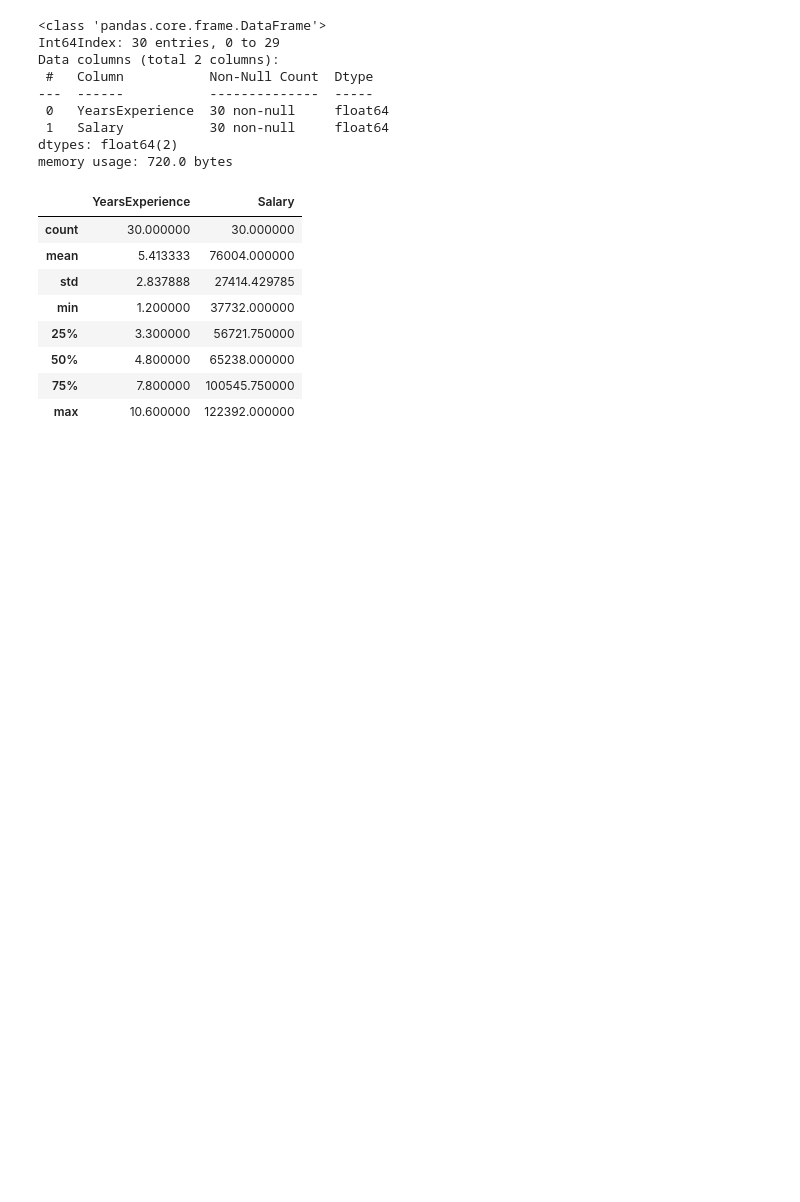
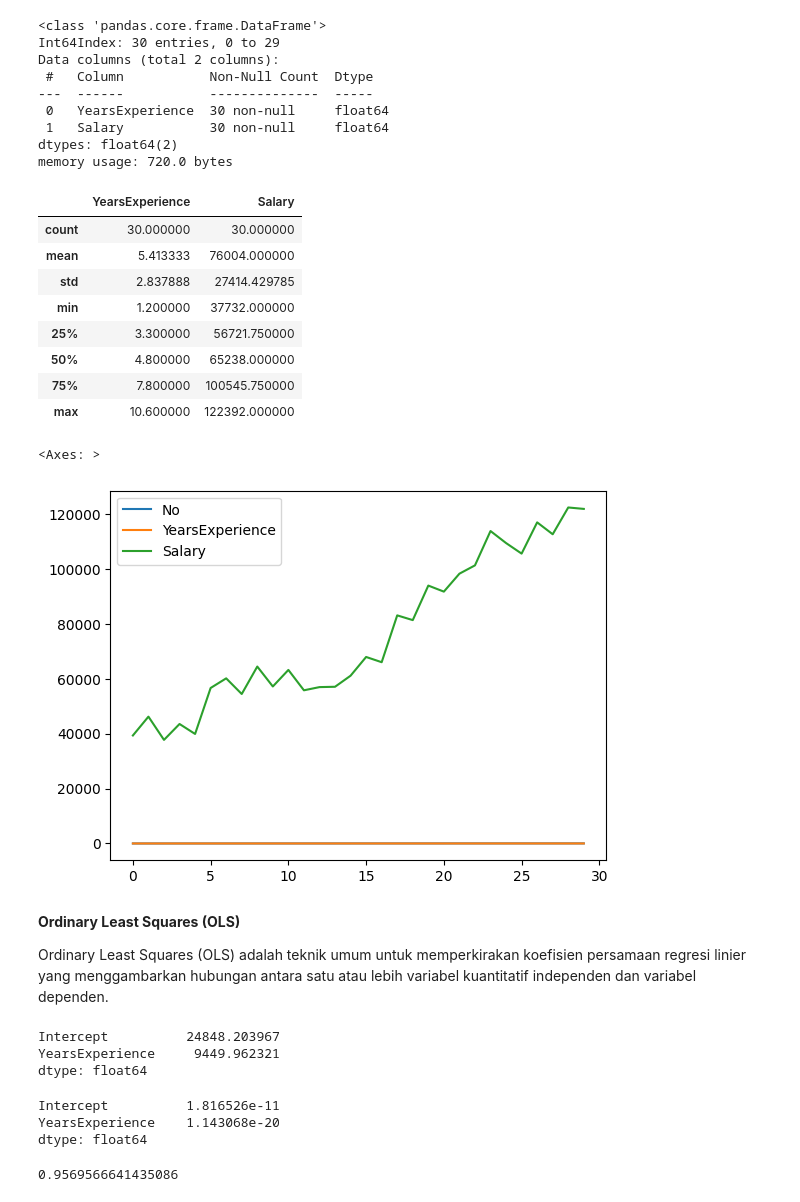
Before and after one commit to williamharefa/StudentProject1, a Jupyter notebook: StudentProject1.ipynb, the cells around one changed output. Saved outputs shown, nothing was run; the diff lists cells and outputs as text; code cells hidden in the pictures; blank space fills up the shorter version.

```diff
--- a/StudentProject1.ipynb
+++ b/StudentProject1.ipynb
@@ -68,3 +98,12 @@ dsalary.describe()
 | 50% | 4.800000 | 65238.000000 |
 | 75% | 7.800000 | 100545.750000 |
 | max | 10.600000 | 122392.000000 |
+# %%
+dsalary.plot()
+# %% [output]
+<Axes: >
+[figure, added]
+# %% [markdown]
+**Ordinary Least Squares (OLS)**
+
+Ordinary Least Squares (OLS) adalah teknik umum untuk memperkirakan koefisien persamaan regresi linier yang menggambarkan hubungan antara satu atau lebih variabel kuantitatif independen dan variabel dependen.
@@ -70,0 +112,16 @@ dsalary.describe()
+# %%
+salary_ols.params
+# %% [output]
+Intercept          24848.203967
+YearsExperience     9449.962321
+dtype: float64
+# %%
+salary_ols.pvalues
+# %% [output]
+Intercept          1.816526e-11
+YearsExperience    1.143068e-20
+dtype: float64
+# %%
+salary_ols.rsquared
+# %% [output]
+0.9569566641435086
```
Also changed, not shown: parts of 19 cells of this notebook.
